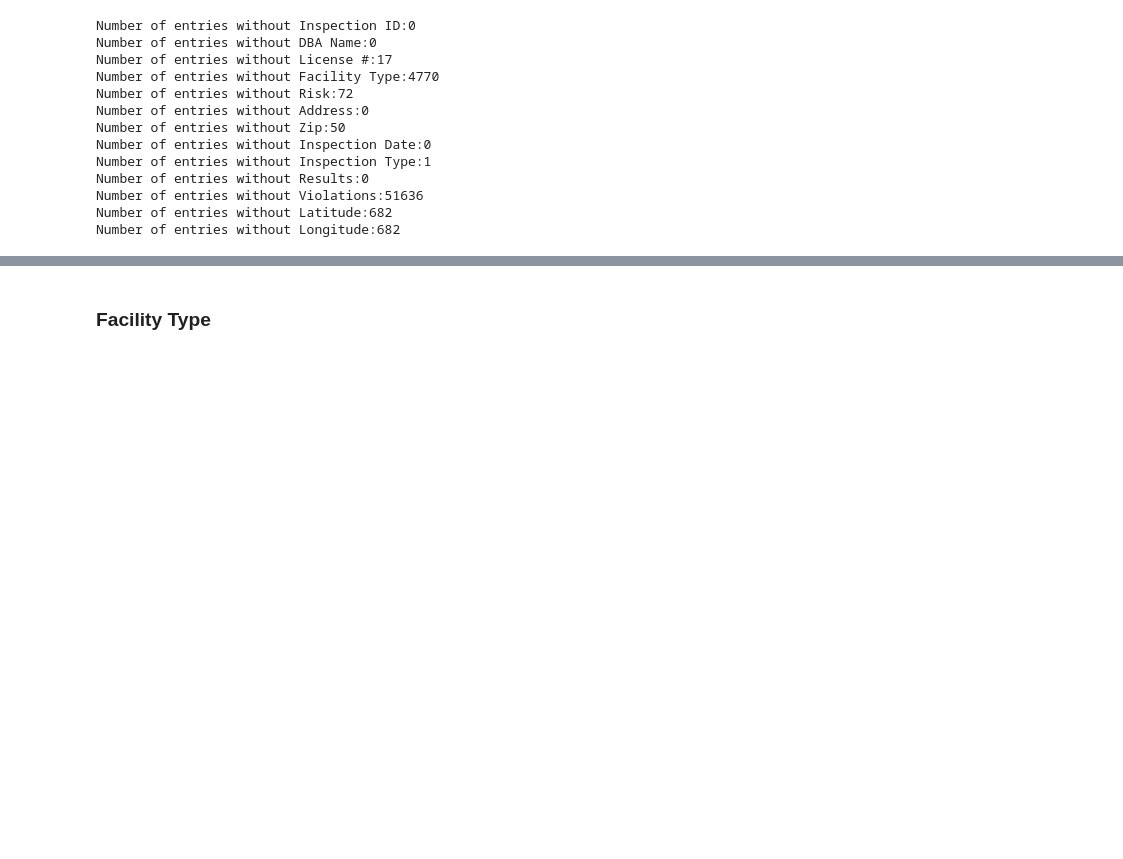
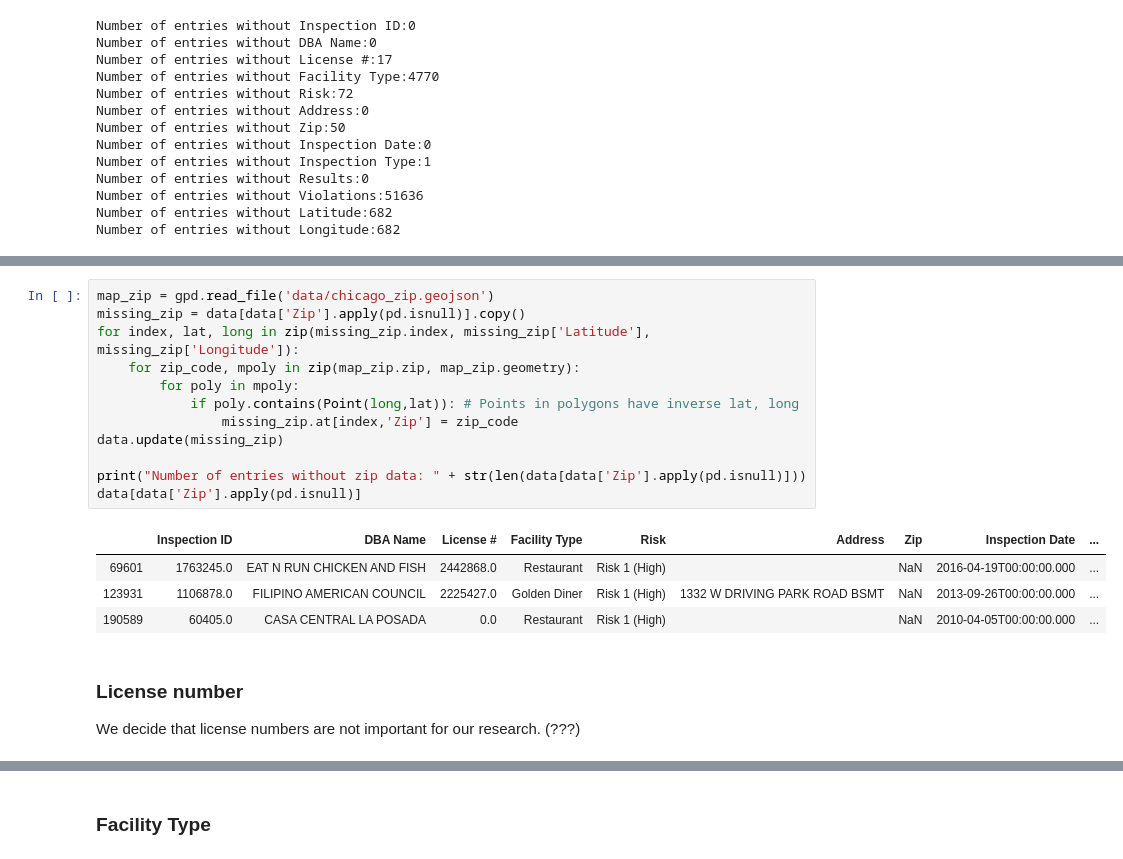
Before and after one commit to pcanas/ada-project-oejp, a Jupyter notebook: proj-notebook.ipynb, the cells around one changed output, grey strips where cells are left out. Saved outputs shown, nothing was run; the diff lists cells and outputs as text; blank space fills up the shorter version.

```diff
--- a/proj-notebook.ipynb
+++ b/proj-notebook.ipynb
@@ -58,3 +117,23 @@ Number of entries without Longitude:682
+# %%
+map_zip = gpd.read_file('data/chicago_zip.geojson')
+missing_zip = data[data['Zip'].apply(pd.isnull)].copy()
+for index, lat, long in zip(missing_zip.index, missing_zip['Latitude'], missing_zip['Longitude']):
+    for zip_code, mpoly in zip(map_zip.zip, map_zip.geometry):
+        for poly in mpoly:
+            if poly.contains(Point(long,lat)): # Points in polygons have inverse lat, long
+                missing_zip.at[index,'Zip'] = zip_code
+data.update(missing_zip)
+
+print("Number of entries without zip data: " + str(len(data[data['Zip'].apply(pd.isnull)]))
+data[data['Zip'].apply(pd.isnull)]
+# %% [output]
+|  | Inspection ID | DBA Name | License # | Facility Type | Risk | Address | Zip | Inspection Date | ... |
+| 69601 | 1763245.0 | EAT N RUN CHICKEN AND FISH | 2442868.0 | Restaurant | Risk 1 (High) |  | NaN | 2016-04-19T00:00:00.000 | ... |
+| 123931 | 1106878.0 | FILIPINO AMERICAN COUNCIL | 2225427.0 | Golden Diner | Risk 1 (High) | 1332 W DRIVING PARK ROAD BSMT | NaN | 2013-09-26T00:00:00.000 | ... |
+| 190589 | 60405.0 | CASA CENTRAL LA POSADA | 0.0 | Restaurant | Risk 1 (High) |  | NaN | 2010-04-05T00:00:00.000 | ... |
+# %% [markdown]
+### License number
+We decide that license numbers are not important for our research. (???)
 # %%
 data[data['License #'].apply(pd.isnull)].sample(10)
 # %% [output]
```
Also changed, not shown: parts of 22 cells of this notebook.
